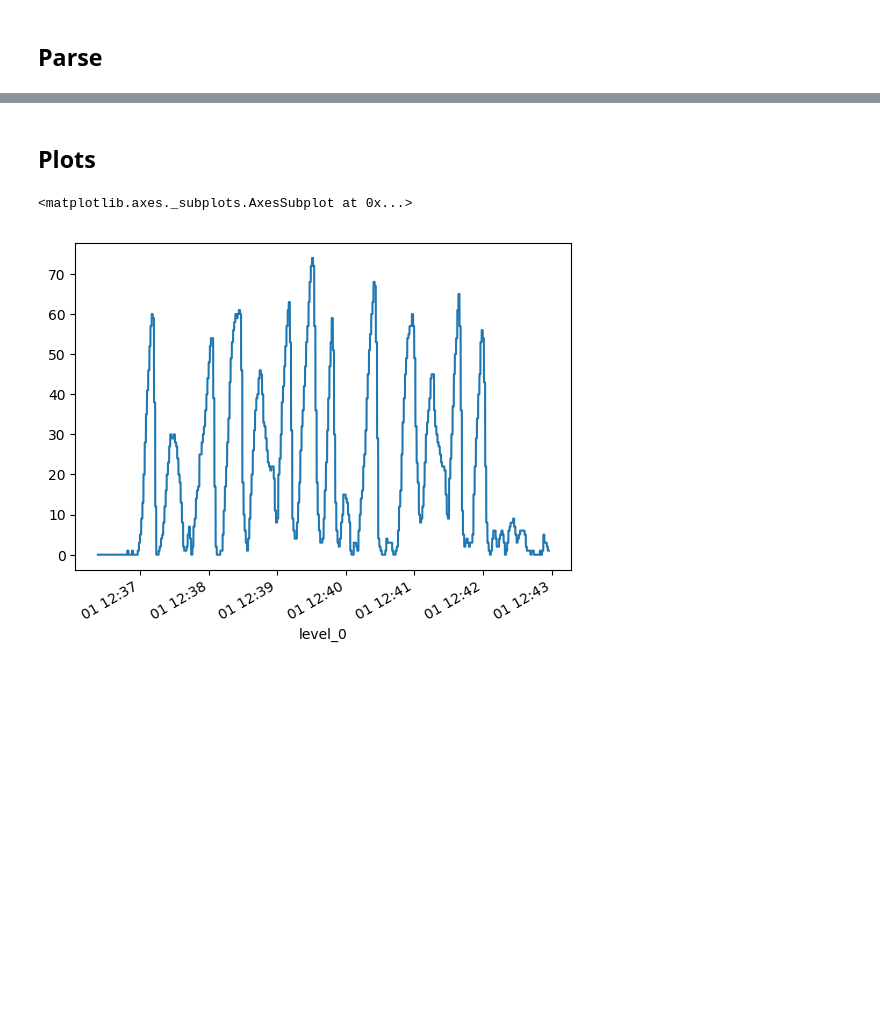
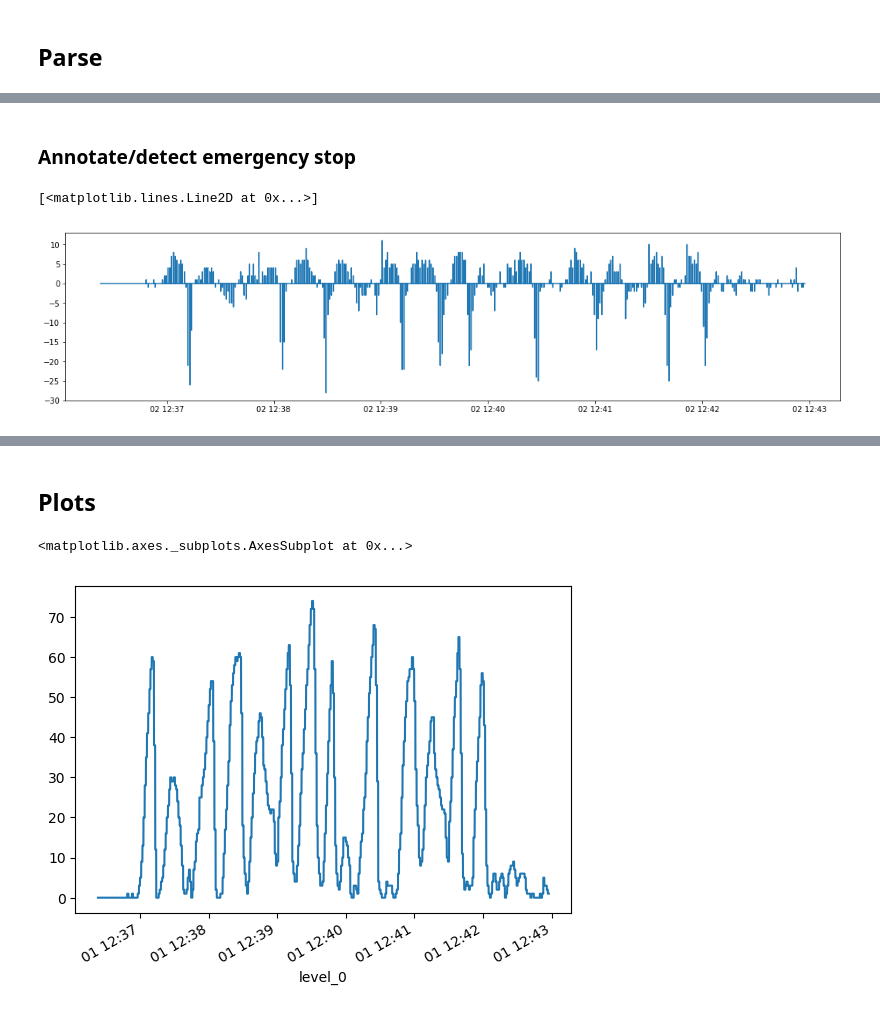
Before and after one commit to lirazch/RoadTrackACC, a Jupyter notebook: NewAnotationFormatNotebook_v1.ipynb, the cells around one changed output, grey strips where cells are left out. Saved outputs shown, nothing was run; the diff lists cells and outputs as text; code cells hidden in the pictures; blank space fills up the shorter version.

```diff
--- a/NewAnotationFormatNotebook_v1.ipynb
+++ b/NewAnotationFormatNotebook_v1.ipynb
@@ -115,6 +140,6 @@ ZigZag3
 # %% [markdown]
 ## Parse
 # %%
-big_df.level_0 = big_df.index.round('s')
+big_df['time_sec'] = big_df.index.round('s') # add rounded second column
 # %%
 big_df=big_df.dropna()
@@ -268,0 +215,2 @@ array([[1156,   15],
+# %% [markdown]
+### Annotate/detect emergency stop
@@ -268,0 +219,6 @@ array([[1156,   15],
+# %%
+fig,ax = plt.subplots(figsize=(18,4))
+ax.plot(big_df[big_df['cat_id']==5].index, big_df[big_df['cat_id']==5]['Speed'].diff())
+# %% [output]
+[<matplotlib.lines.Line2D at 0x...>]
+[figure, added]
```
Also changed, not shown: parts of 59 cells of this notebook.
